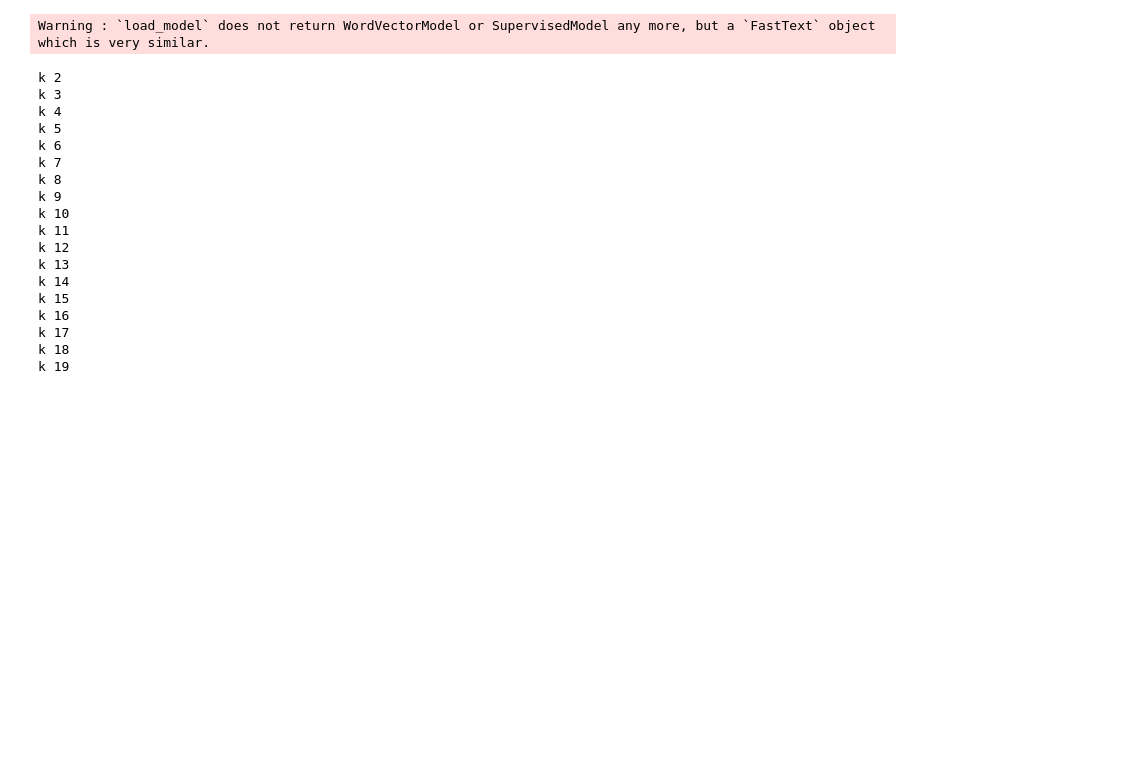
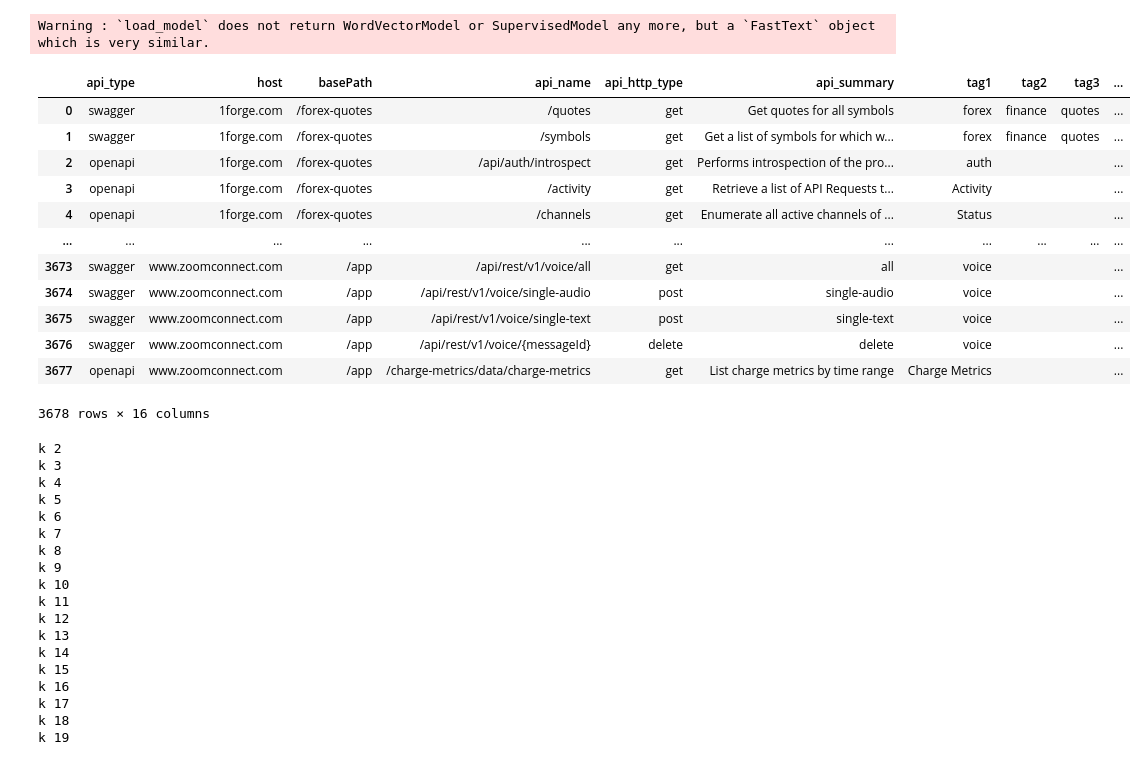
Before and after one commit to ravisiv/APIClassification, a Jupyter notebook: APIClassification.ipynb, the cells around one changed output. Cells and saved outputs as stored; diff of their text form; code cells hidden in the pictures; blank space fills up the shorter version.

```diff
--- a/APIClassification.ipynb
+++ b/APIClassification.ipynb
@@ -161,6 +161,22 @@ Warning : `load_model` does not return WordVectorModel or SupervisedModel any mo
 # %%
 
 X =apis_df['vec']
+# %%
+apis_df
+# %% [output]
+|  | api_type | host | basePath | api_name | api_http_type | api_summary | tag1 | tag2 | tag3 | ... |
+| 0 | swagger | 1forge.com | /forex-quotes | /quotes | get | Get quotes for all symbols | forex | finance | quotes | ... |
+| 1 | swagger | 1forge.com | /forex-quotes | /symbols | get | Get a list of symbols for which w... | forex | finance | quotes | ... |
+| 2 | openapi | 1forge.com | /forex-quotes | /api/auth/introspect | get | Performs introspection of the pro... | auth |  |  | ... |
+| 3 | openapi | 1forge.com | /forex-quotes | /activity | get | Retrieve a list of API Requests t... | Activity |  |  | ... |
+| 4 | openapi | 1forge.com | /forex-quotes | /channels | get | Enumerate all active channels of ... | Status |  |  | ... |
+| ... | ... | ... | ... | ... | ... | ... | ... | ... | ... | ... |
+| 3673 | swagger | www.zoomconnect.com | /app | /api/rest/v1/voice/all | get | all | voice |  |  | ... |
+| 3674 | swagger | www.zoomconnect.com | /app | /api/rest/v1/voice/single-audio | post | single-audio | voice |  |  | ... |
+| 3675 | swagger | www.zoomconnect.com | /app | /api/rest/v1/voice/single-text | post | single-text | voice |  |  | ... |
+| 3676 | swagger | www.zoomconnect.com | /app | /api/rest/v1/voice/{messageId} | delete | delete | voice |  |  | ... |
+| 3677 | openapi | www.zoomconnect.com | /app | /charge-metrics/data/charge-metrics | get | List charge metrics by time range | Charge Metrics |  |  | ... |
+3678 rows × 16 columns
 # %%
 df_x = pd.DataFrame.from_records(apis_df['vec'])
 # %%
```
